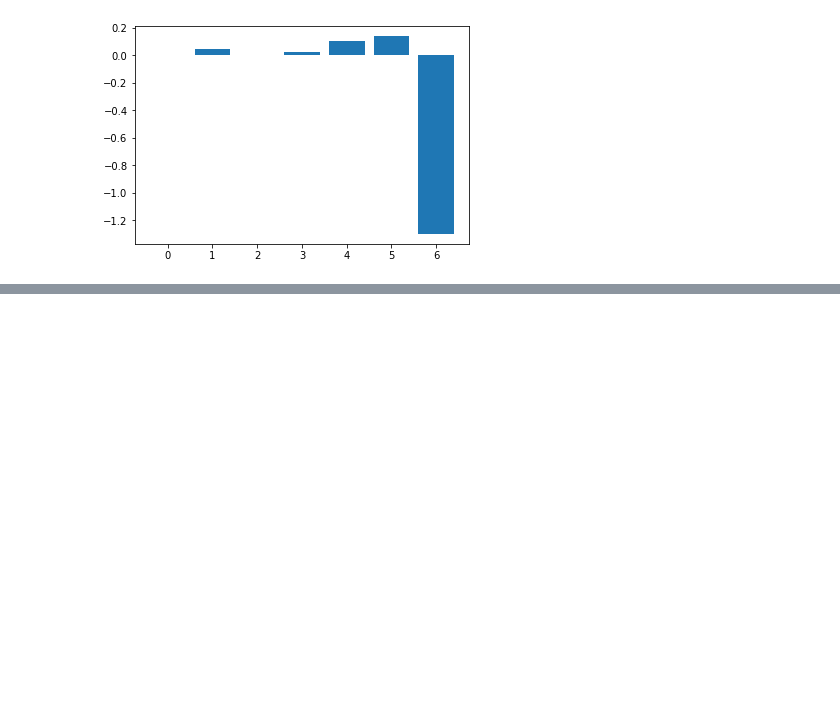
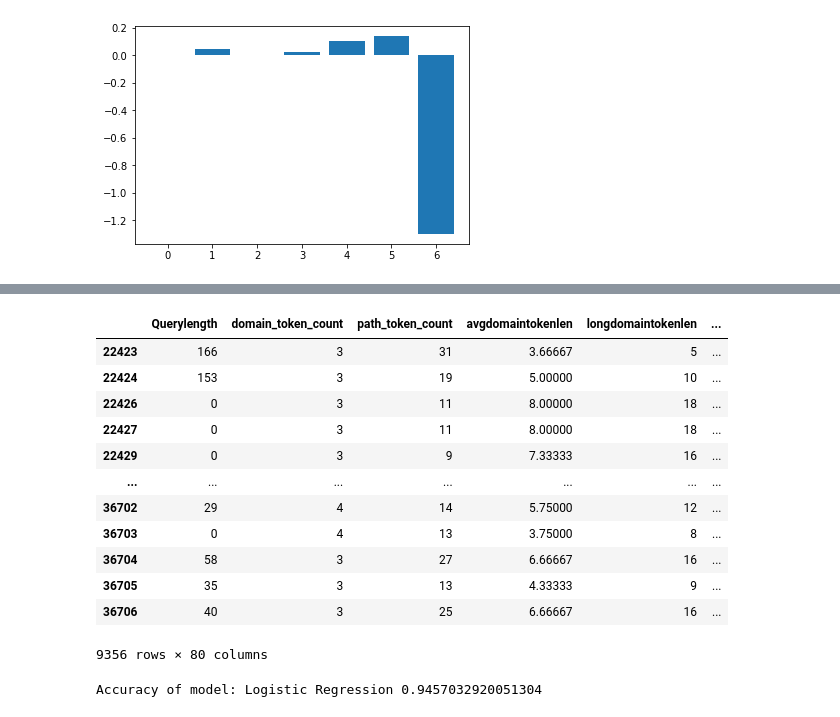
Before and after one commit to AI-and-Blockchain/F22_Web_Spam_Cleanup, a Jupyter notebook: Machine Learning on Spam Data/Test_data.ipynb, the cells around one changed output, grey strips where cells are left out. Cells and saved outputs as stored; diff of their text form; code cells hidden in the pictures; blank space fills up the shorter version.

```diff
--- a/Machine Learning on Spam Data/Test_data.ipynb
+++ b/Machine Learning on Spam Data/Test_data.ipynb
@@ -202,0 +225,26 @@ plt.show()
+# %%
+ndf1
+# %% [output]
+|  | Querylength | domain_token_count | path_token_count | avgdomaintokenlen | longdomaintokenlen | ... |
+| 22423 | 166 | 3 | 31 | 3.66667 | 5 | ... |
+| 22424 | 153 | 3 | 19 | 5.00000 | 10 | ... |
+| 22426 | 0 | 3 | 11 | 8.00000 | 18 | ... |
+| 22427 | 0 | 3 | 11 | 8.00000 | 18 | ... |
+| 22429 | 0 | 3 | 9 | 7.33333 | 16 | ... |
+| ... | ... | ... | ... | ... | ... | ... |
+| 36702 | 29 | 4 | 14 | 5.75000 | 12 | ... |
+| 36703 | 0 | 4 | 13 | 3.75000 | 8 | ... |
+| 36704 | 58 | 3 | 27 | 6.66667 | 16 | ... |
+| 36705 | 35 | 3 | 13 | 4.33333 | 9 | ... |
+| 36706 | 40 | 3 | 25 | 6.66667 | 16 | ... |
+9356 rows × 80 columns
+# %%
+y= ndf1['URL_Type_obf_Type']
+x=ndf1.drop(columns=['URL_Type_obf_Type'])
+X_train, X_test, y_train, y_test = train_test_split(x,y)
+classifier = LogisticRegression(random_state=0)
+classifier.fit(x, y)
+predictions = classifier.predict(X_test)
+print("Accuracy of model: Logistic Regression = ",accuracy_score(y_test, predictions))
+# %% [output]
+Accuracy of model: Logistic Regression 0.9457032920051304
```
Also changed, not shown: parts of 14 cells of this notebook, 2 other files.
